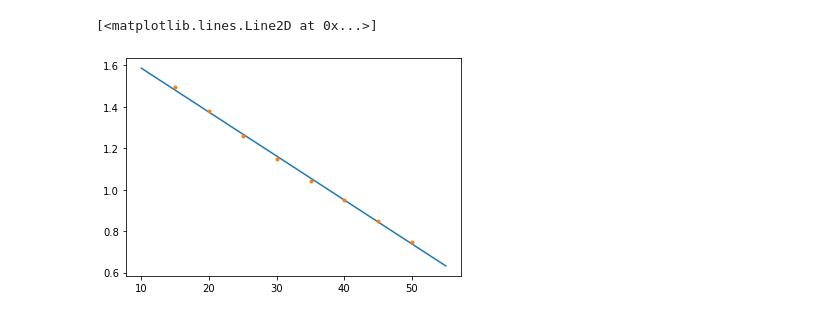
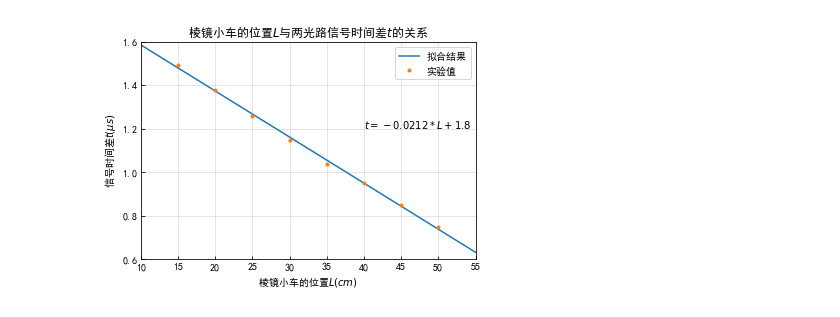
Before and after one commit to tsaihsiaoyi/Jupyter, a Jupyter notebook: guangpai.ipynb, the cells around one changed output. Cells and saved outputs as stored; diff of their text form; code cells hidden in the pictures.

```diff
--- a/guangpai.ipynb
+++ b/guangpai.ipynb
@@ -1,13 +1,25 @@
 # %%
 import numpy as np
 import matplotlib.pyplot as plt
+plt.rcParams['font.sans-serif'] = ['SimHei']
+plt.rcParams['axes.unicode_minus'] = False
 # %%
 l=[i for i in range(50,14,-5)]
 t=[0.750,0.850,0.950,1.040,1.150,1.260,1.380,1.495]
 fit=np.polyfit(l,t,1)
 x=np.linspace(10,55,1000)
-plt.plot(x,np.polyval(fit,x))
-plt.plot(l,t,'.')
+plt.title(r'棱镜小车的位置$L$与两光路信号时间差$t$的关系')
+plt.rcParams['xtick.direction'] = 'in'
+plt.rcParams['ytick.direction'] = 'in'
+plt.ylabel(r'信号时间差$t(\mu s)$')
+plt.xlabel(r'棱镜小车的位置$L(cm)$')
+plt.xlim(10,55)
+plt.ylim(0.6,1.6)
+plt.grid(alpha=0.4)
+plt.plot(x,np.polyval(fit,x),label='拟合结果')
+plt.plot(l,t,'.',label='实验值')
+plt.text(40,1.2,s='$'+'t='+'%.3G'%fit[0]+'*L+'+'%.3G'%fit[1]+'$')
+plt.legend()
+plt.show()
 # %% [output]
-[<matplotlib.lines.Line2D at 0x...>]
-[figure, old version]
+[figure, new version]
```
Also changed, not shown: 1 other file.
